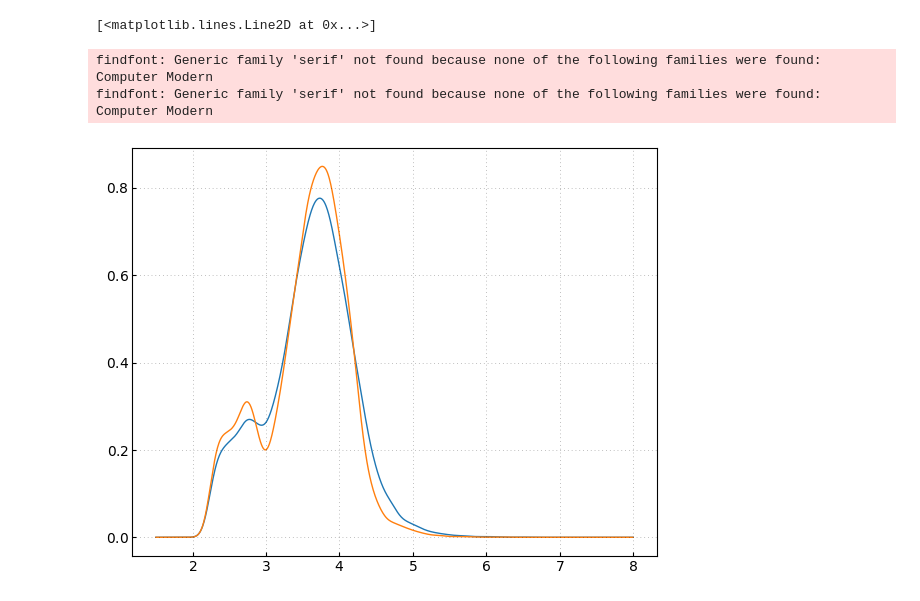
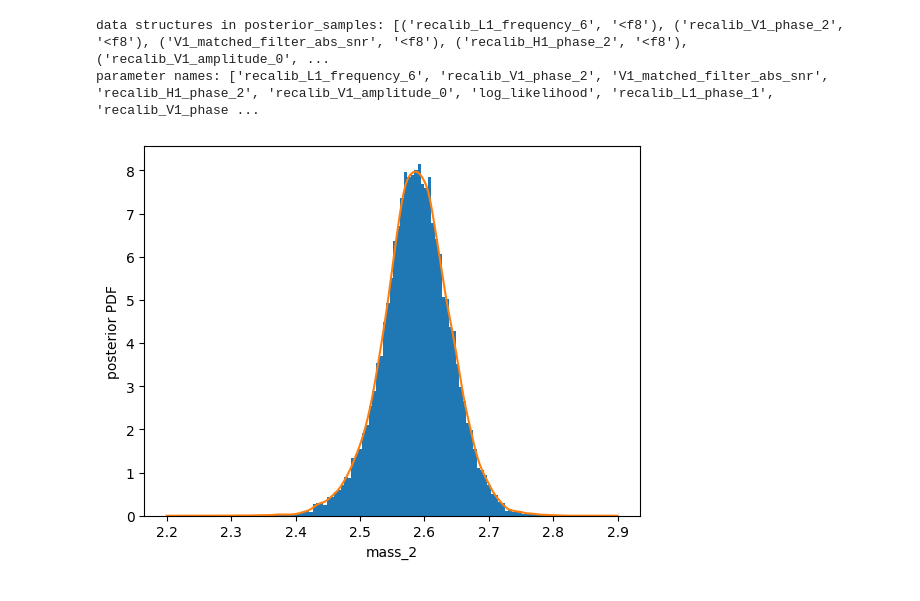
Before and after one commit to torquteam/FSU_FINITE, a Jupyter notebook: LIGO_Paper/PaperPlots.ipynb, the cells around one changed output. Cells and saved outputs as stored; diff of their text form; code cells hidden in the pictures.

```diff
--- a/LIGO_Paper/PaperPlots.ipynb
+++ b/LIGO_Paper/PaperPlots.ipynb
@@ -165,10 +73,48 @@ NameError: name 'read' is not defined
-# %%
-mass_h = np.loadtxt("mass_hs_data.txt")
-mass_l = np.loadtxt("mass_ls_data.txt")
-plt.plot(mass_h[:,0],mass_h[:,1])
-plt.plot(mass_l[:,0],mass_l[:,1])
-# %% [output]
-[<matplotlib.lines.Line2D at 0x...>]
-findfont: Generic family 'serif' not found because none of the following families were found: Computer Modern
-findfont: Generic family 'serif' not found because none of the following families were found: Computer Modern
-[figure, removed]
+# %%
+# GW190814
+# import useful python packages
+%matplotlib inline
+import numpy as np
+import matplotlib.pyplot as plt
+import h5py
+
+# read in the data
+fn = "GW190814.h5"
+data = h5py.File(fn,'r')
+
+# extract posterior samples for one of the approximants
+posterior_samples = data['combined']['posterior_samples']
+print('data structures in posterior_samples:',posterior_samples.dtype)
+pnames = [item for item in posterior_samples.dtype.names]
+print('parameter names:',pnames)
+
+# get samples for one of the parameters
+samples = posterior_samples['mass_2_source']
+
+# smooth it
+from scipy.stats.kde import gaussian_kde
+hs = gaussian_kde(samples)
+
+m1min, m1max = 2.2, 2.9
+npoints = 1000
+m2s    = np.linspace(m1min, m1max, npoints)
+with open("GW190814_KDE.txt", 'w') as file:
+    for i in range(npoints):
+        file.write(f"{m2s[i]}  {hs(m2s[i])[0]} \n")
+
+# histogram, and overlay the smoothed PDF
+plt.figure()
+plt.hist(samples,bins=100,density=True)
+plt.plot(m2s,hs(m2s))
+plt.xlabel('mass_2')
+plt.ylabel('posterior PDF')
+plt.show()
+
+data.close()
+
+# release memory for the data
+del data
+# %% [output]
+data structures in posterior_samples: [('recalib_L1_frequency_6', '<f8'), ('recalib_V1_phase_2', '<f8'), ('V1_matched_filter_abs_snr', '<f8'), ('recalib_H1_phase_2', '<f8'), ('recalib_V1_amplitude_0', ...
+parameter names: ['recalib_L1_frequency_6', 'recalib_V1_phase_2', 'V1_matched_filter_abs_snr', 'recalib_H1_phase_2', 'recalib_V1_amplitude_0', 'log_likelihood', 'recalib_L1_phase_1', 'recalib_V1_phase ...
+[figure, added]
```
Also changed, not shown: parts of 4 cells of this notebook, 6 other files.
